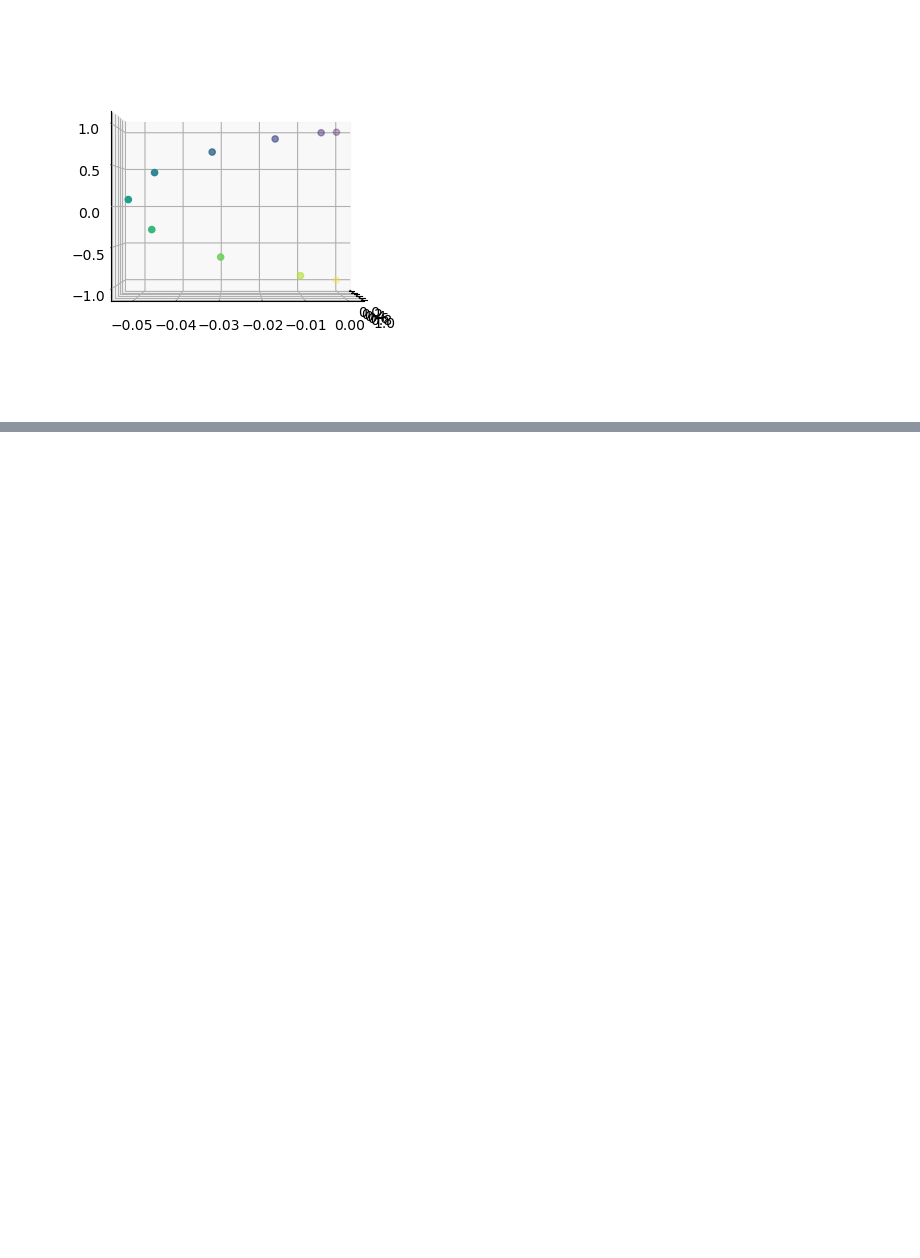
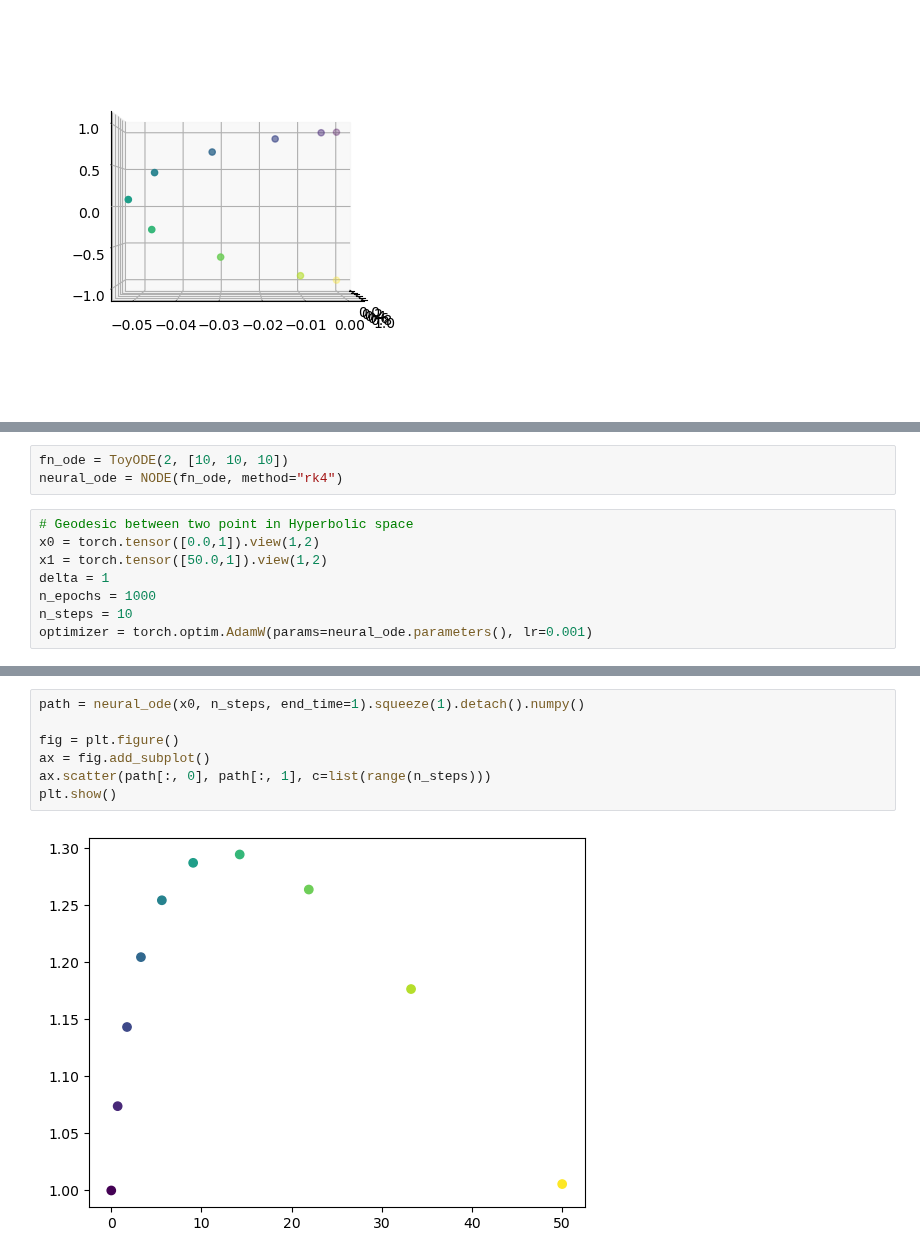
Before and after one commit to guillaumehu/phate_fim, a Jupyter notebook: notebooks/gh-fim-node.ipynb, the cells around one changed output, grey strips where cells are left out. Drawn from its saved outputs; the diff is of its cells as text; blank space fills up the shorter version.

Commit message:
geo hyperbolic

```diff
--- a/notebooks/gh-fim-node.ipynb
+++ b/notebooks/gh-fim-node.ipynb
@@ -178,0 +189,11 @@ plt.show()
+# %%
+fn_ode = ToyODE(2, [10, 10, 10])
+neural_ode = NODE(fn_ode, method="rk4")
+# %%
+# Geodesic between two point in Hyperbolic space
+x0 = torch.tensor([0.0,1]).view(1,2)
+x1 = torch.tensor([50.0,1]).view(1,2)
+delta = 1
+n_epochs = 1000
+n_steps = 10
+optimizer = torch.optim.AdamW(params=neural_ode.parameters(), lr=0.001)
@@ -178,0 +264,9 @@ plt.show()
+# %%
+path = neural_ode(x0, n_steps, end_time=1).squeeze(1).detach().numpy()
+
+fig = plt.figure()
+ax = fig.add_subplot()
+ax.scatter(path[:, 0], path[:, 1], c=list(range(n_steps)))
+plt.show()
+# %% [output]
+[figure, added]
```
Also changed, not shown: parts of 5 cells of this notebook.
